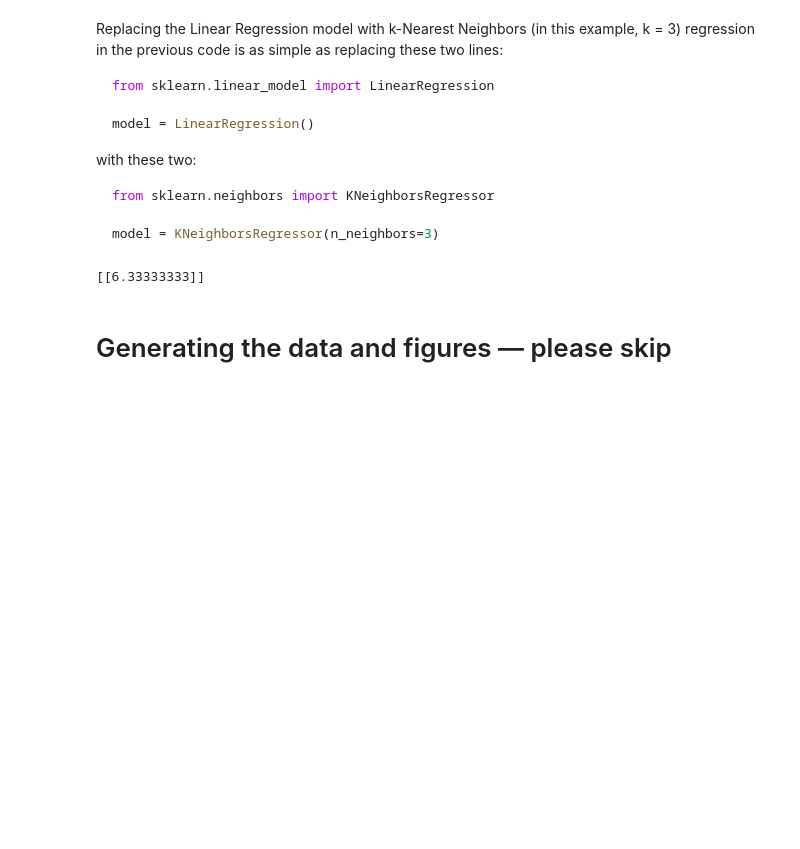
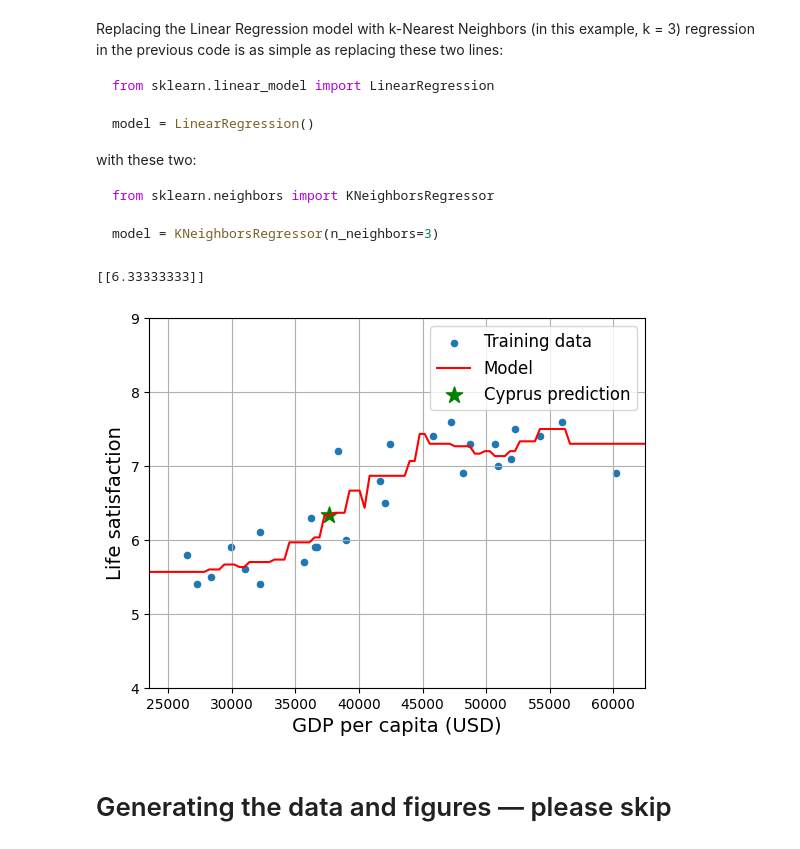
Before and after one commit to Noura-Althobaiti/hands-on-machine-learning, a Jupyter notebook: 01_the_machine_learning_landscape.ipynb, the cells around one changed output. Drawn from its saved outputs; the diff is of its cells as text; code cells hidden in the pictures; blank space fills up the shorter version.

Commit message:
Visualize the models

```diff
--- a/01_the_machine_learning_landscape.ipynb
+++ b/01_the_machine_learning_landscape.ipynb
@@ -129,6 +129,29 @@ model.fit(X, y)
 print(model.predict(X_new)) # outputs [[6.33333333]]
 # %% [output]
 [[6.33333333]]
+# %%
+# Visualize the data
+lifesat.plot(
+    kind="scatter",
+    grid=True,
+    x="GDP per capita (USD)",
+    y="Life satisfaction",
+    label="Training data"
+)
+
+# Plot the model
+X_line = np.linspace(23_500, 62_500, 100).reshape(-1, 1)
+plt.plot(X_line, model.predict(X_line), color="red", label="Model")
+
+# Plot Cyprus and its prediction
+y_new = model.predict(X_new)
+plt.scatter(X_new, y_new, color="green", marker="*", s=150, label="Cyprus prediction")
+
+plt.axis([23_500, 62_500, 4, 9])
+plt.legend()
+plt.show()
+# %% [output]
+[figure, added]
 # %% [markdown]
 # Generating the data and figures — please skip
 # %% [markdown]
```
